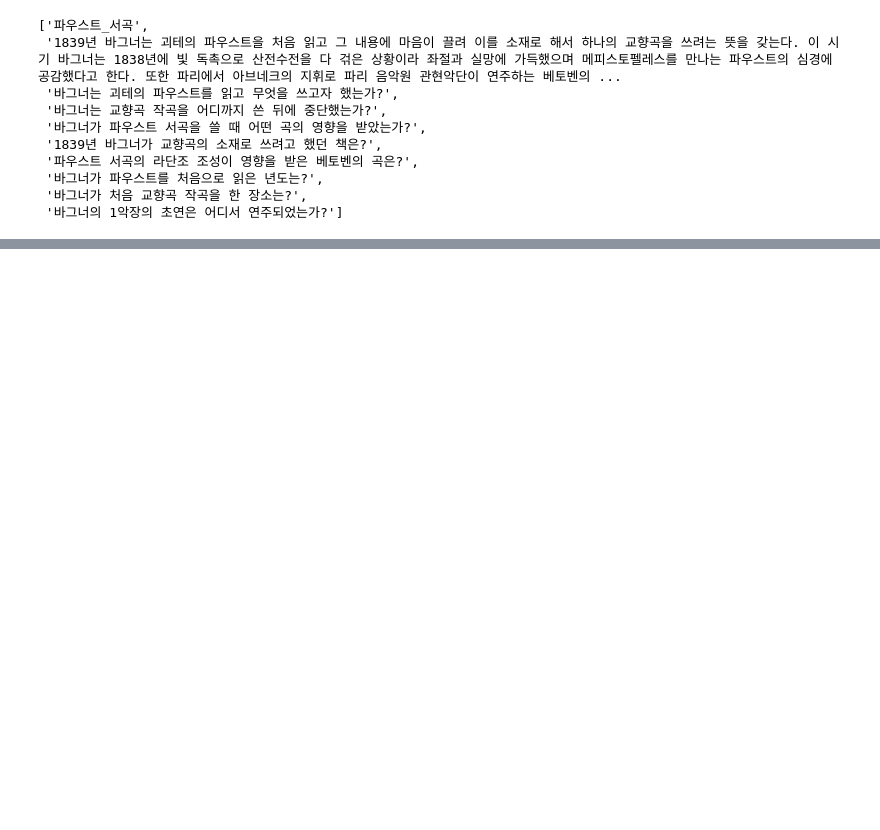
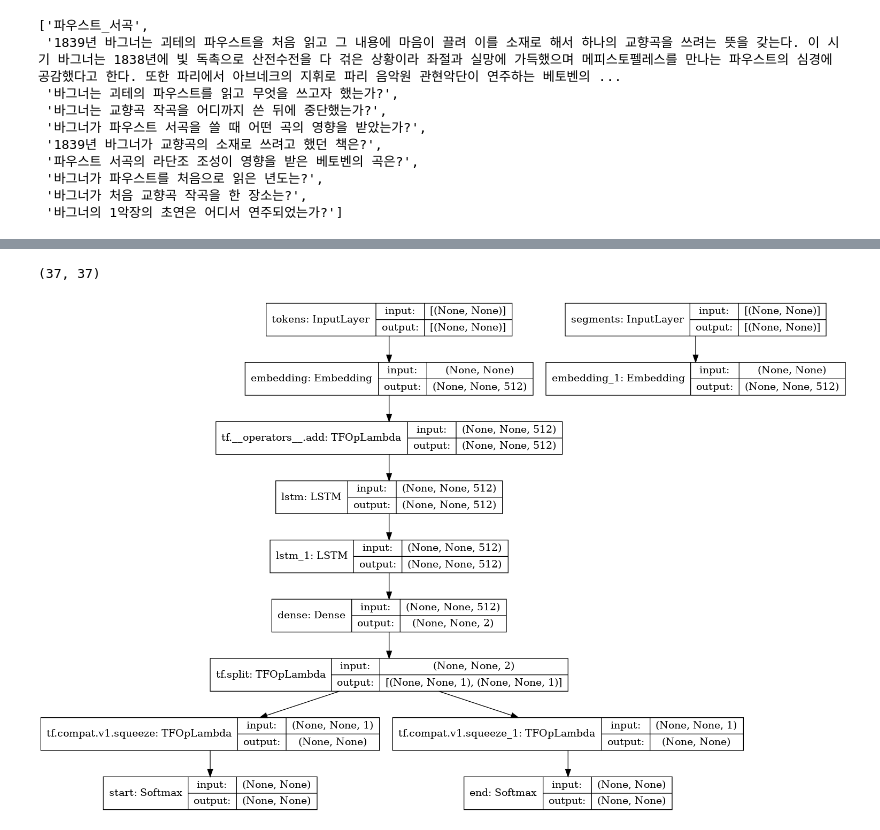
Before and after one commit to SunCreation/aiffel, a Jupyter notebook: Working/AI/QnA_BERT/qna_bert.ipynb, the cells around one changed output, grey strips where cells are left out. Drawn from its saved outputs; the diff is of its cells as text; code cells hidden in the pictures; blank space fills up the shorter version.

```diff
--- a/Working/AI/QnA_BERT/qna_bert.ipynb
+++ b/Working/AI/QnA_BERT/qna_bert.ipynb
@@ -728,0 +883,28 @@ NameError: name 'os' is not defined
+# %%
+# Answer위치의 시작점과 끝점 라벨 1번째
+train_labels[0][0], train_labels[1][0]
+# %% [output]
+(37, 37)
+# %%
+def build_model_lstm(n_vocab, n_seq, d_model):
+    tokens = tf.keras.layers.Input((n_seq,), name='tokens')
+    segments = tf.keras.layers.Input((n_seq,), name='segments')
+
+    hidden = tf.keras.layers.Embedding(n_vocab, d_model)(tokens) + tf.keras.layers.Embedding(2, d_model)(segments) # (bs, n_seq, d_model)
+
+    hidden = tf.keras.layers.LSTM(d_model, return_sequences=True)(hidden)  # (bs, n_seq, d_model)
+    hidden = tf.keras.layers.LSTM(d_model, return_sequences=True)(hidden)  # (bs, n_seq, d_model)
+    hidden = tf.keras.layers.Dense(2)(hidden) # (bs, n_seq, 2)
+    start_logits, end_logits = tf.split(hidden, 2, axis=-1)  # (bs, n_seq, 1), (bs, n_seq, 1)
+    start_logits = tf.squeeze(start_logits, axis=-1)  # (bs, n_seq)
+    start_outputs = tf.keras.layers.Softmax(name="start")(start_logits)
+    end_logits = tf.squeeze(end_logits, axis=-1)  # (bs, n_seq)
+    end_outputs = tf.keras.layers.Softmax(name="end")(end_logits)
+
+    model = tf.keras.Model(inputs=(tokens, segments), outputs=(start_outputs, end_outputs))
+    return model
+# %%
+model = build_model_lstm(n_vocab=len(vocab), n_seq=None, d_model=512)
+tf.keras.utils.plot_model(model, 'model.png', show_shapes=True)
+# %% [output]
+[figure, added]
```
Also changed, not shown: parts of 42 cells of this notebook, 1 other file.
